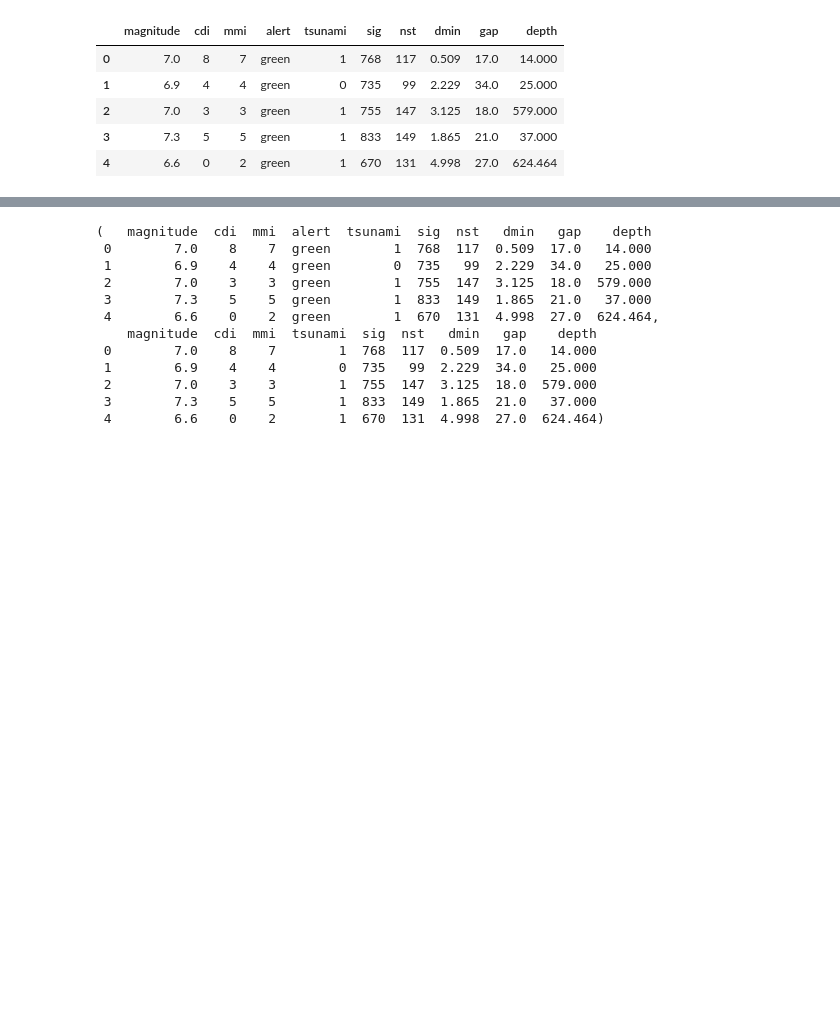
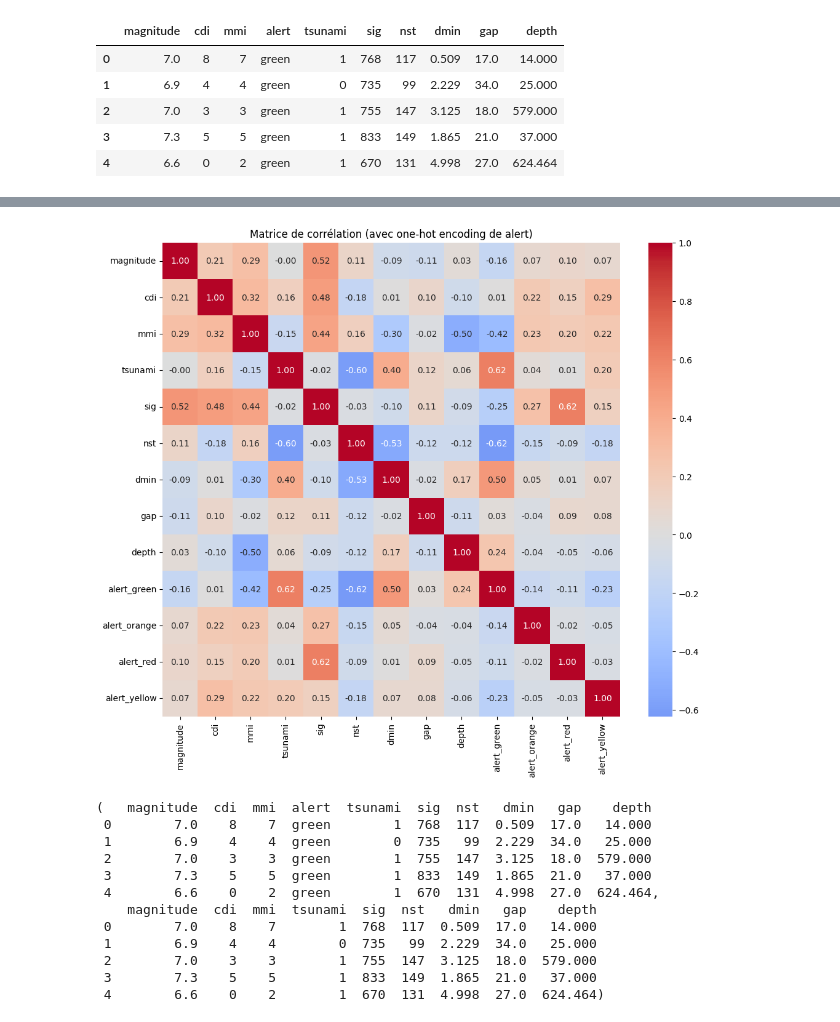
Before and after one commit to Camille9999/EPSI_atelier-info-doc_projet, a Jupyter notebook: notebooks/data_exploration.ipynb, the cells around one changed output, grey strips where cells are left out. Cells and saved outputs as stored; diff of their text form; code cells hidden in the pictures; blank space fills up the shorter version.

```diff
--- a/notebooks/data_exploration.ipynb
+++ b/notebooks/data_exploration.ipynb
@@ -56,3 +98,13 @@ df_clean.head()
+# %%
+# Heatmap de corrélation avec one-hot encoding de alert
+if 'alert' in df_clean.columns:
+    df_onehot = pd.get_dummies(df_clean, columns=['alert'])
+    plt.figure(figsize=(12, 10))
+    sns.heatmap(df_onehot.corr(), cmap='coolwarm', center=0, annot=True, fmt='.2f')
+    plt.title('Matrice de corrélation (avec one-hot encoding de alert)')
+    plt.show()
+# %% [output]
+[figure, added]
 # %%
 # Jeu de données pour la prédiction de 'alert'
 df_alert = df_clean.dropna(subset=['alert'])
```
Also changed, not shown: parts of 1 cell of this notebook, 11 other files.
